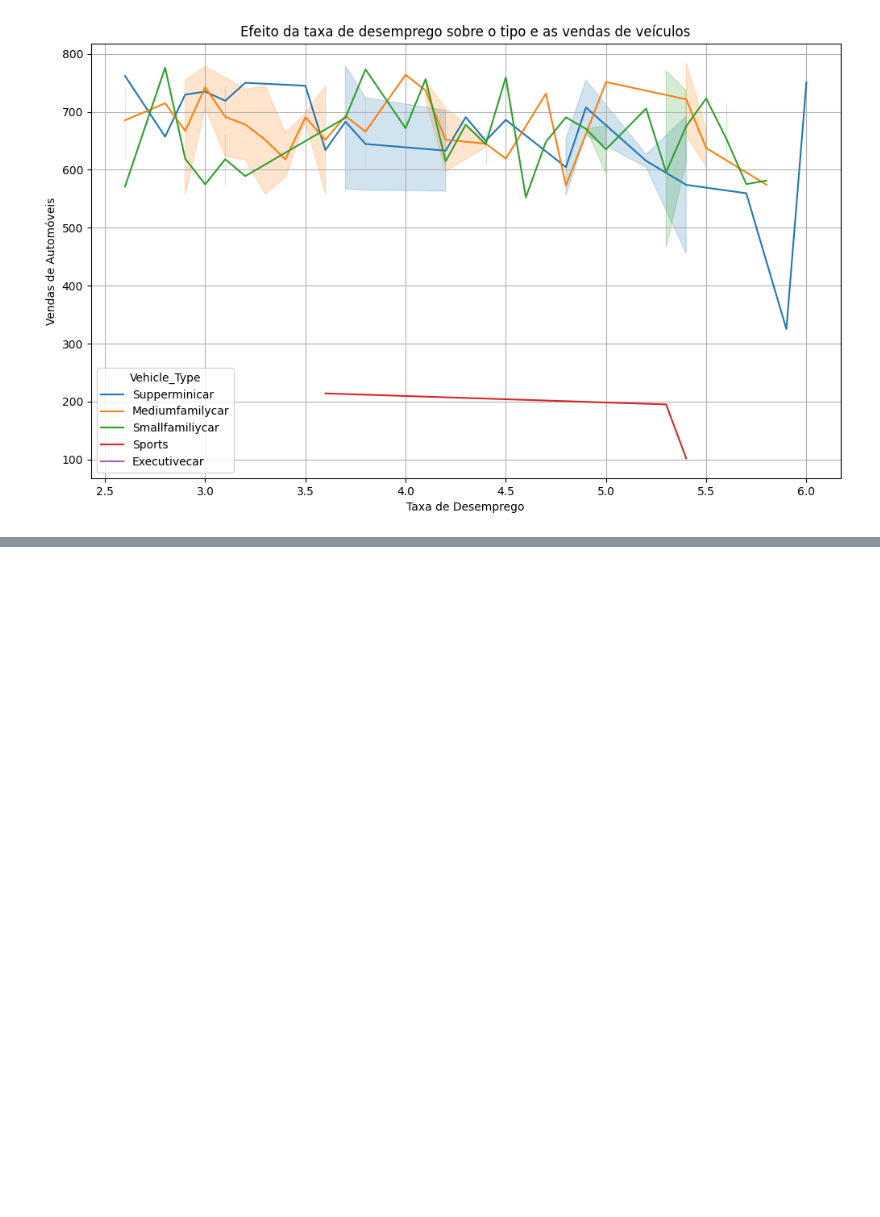
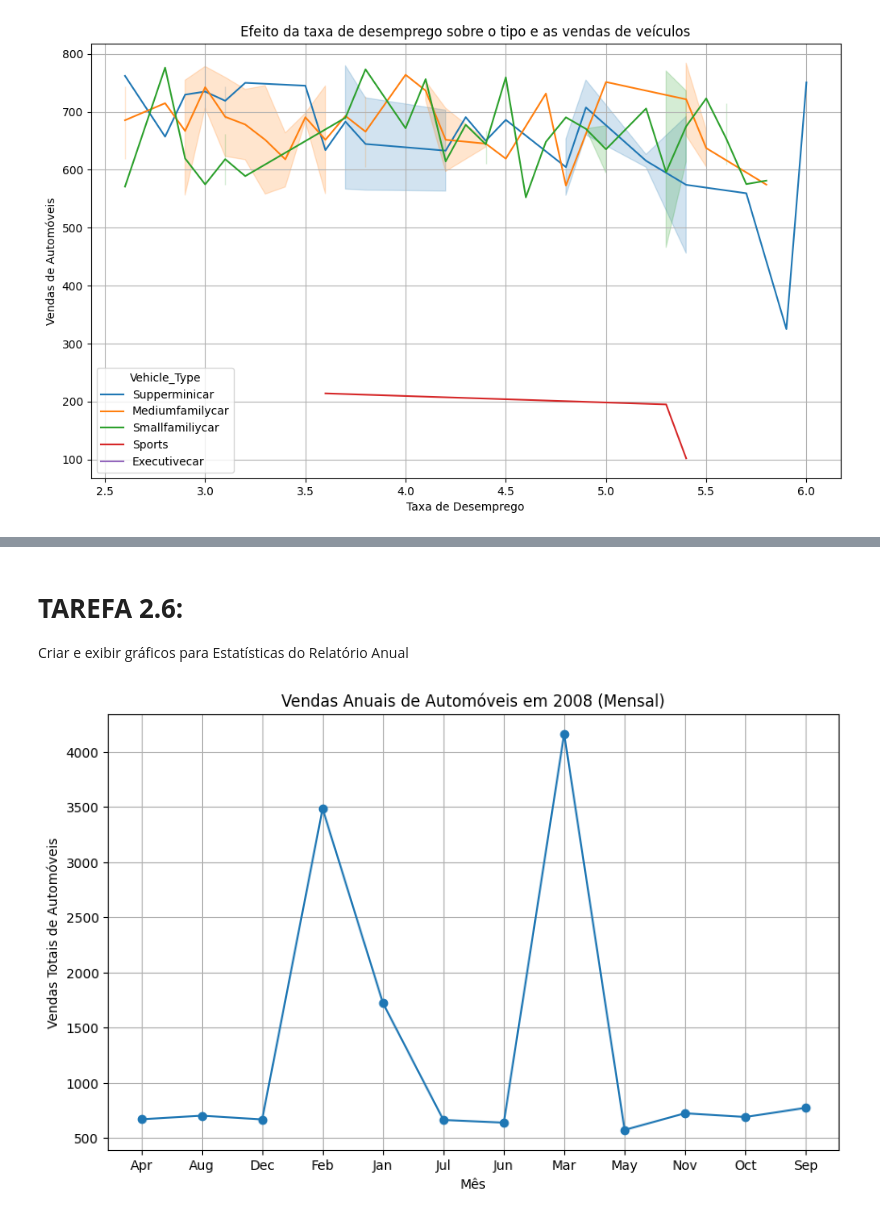
Before and after one commit to vicsladk/IBMTest, a Jupyter notebook: Impacto_da_Recessão_nas_Vendas_de_Automóveis.ipynb, the cells around one changed output, grey strips where cells are left out. Saved outputs shown, nothing was run; the diff lists cells and outputs as text; code cells hidden in the pictures; blank space fills up the shorter version.

```diff
--- a/Impacto_da_Recessão_nas_Vendas_de_Automóveis.ipynb
+++ b/Impacto_da_Recessão_nas_Vendas_de_Automóveis.ipynb
@@ -369,0 +717,22 @@ except ValueError as e:
+# %% [markdown]
+# **TAREFA 2.6:**
+Criar e exibir gráficos para Estatísticas do Relatório Anual
+# %%
+# Filtrar dados para o ano de 2008
+df_2008 = df[df['Year'] == 2008]
+
+# Agrupar por mês e calcular a soma das vendas para 2008
+sales_2008 = df_2008.groupby('Month')['Automobile_Sales'].sum().reset_index()
+
+# Criar o gráfico de linhas
+plt.figure(figsize=(10, 6))
+plt.plot(sales_2008['Month'], sales_2008['Automobile_Sales'], marker='o')
+
+plt.title('Vendas Anuais de Automóveis em 2008 (Mensal)')
+plt.xlabel('Mês')
+plt.ylabel('Vendas Totais de Automóveis')
+plt.xticks(sales_2008['Month']) # Marca todos os meses no eixo x
+plt.grid(True)
+plt.show()
+# %% [output]
+[figure, added]
```
Also changed, not shown: parts of 35 cells of this notebook.
